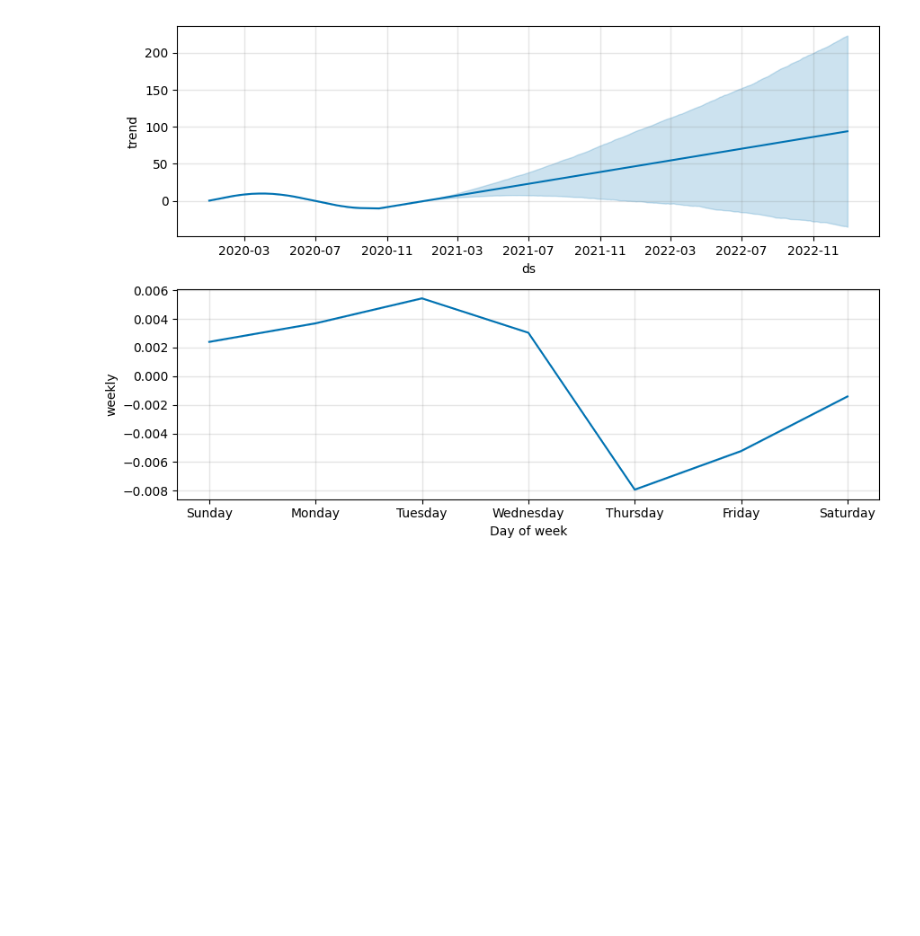
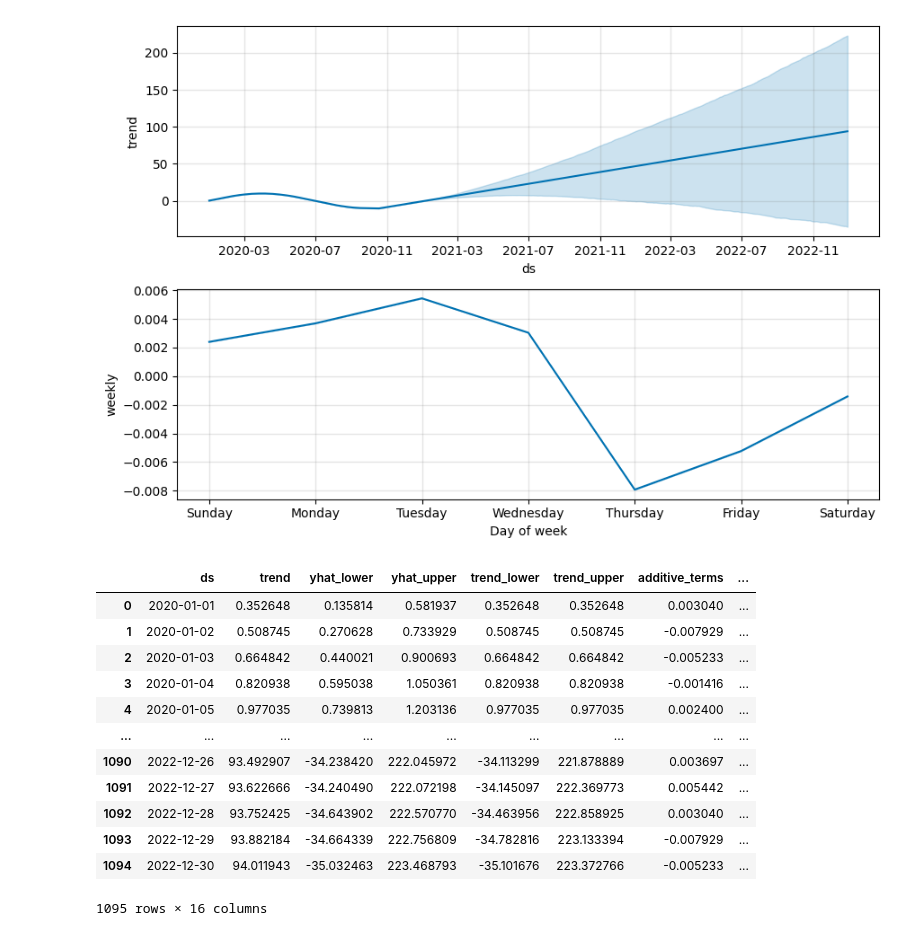
Before and after one commit to sindhura-nk/Artificial-Intelligence_2_1377, a Jupyter notebook: Facebook_Prophet_Model_for_TSA.ipynb, the cells around one changed output. Cells and saved outputs as stored; diff of their text form; code cells hidden in the pictures; blank space fills up the shorter version.

```diff
--- a/Facebook_Prophet_Model_for_TSA.ipynb
+++ b/Facebook_Prophet_Model_for_TSA.ipynb
@@ -108,3 +108,19 @@ INFO:cmdstanpy:Chain [1] start processing
 INFO:cmdstanpy:Chain [1] done processing
 [figure]
 [figure]
+# %%
+forecast
+# %% [output]
+|  | ds | trend | yhat_lower | yhat_upper | trend_lower | trend_upper | additive_terms | ... |
+| 0 | 2020-01-01 | 0.352648 | 0.135814 | 0.581937 | 0.352648 | 0.352648 | 0.003040 | ... |
+| 1 | 2020-01-02 | 0.508745 | 0.270628 | 0.733929 | 0.508745 | 0.508745 | -0.007929 | ... |
+| 2 | 2020-01-03 | 0.664842 | 0.440021 | 0.900693 | 0.664842 | 0.664842 | -0.005233 | ... |
+| 3 | 2020-01-04 | 0.820938 | 0.595038 | 1.050361 | 0.820938 | 0.820938 | -0.001416 | ... |
+| 4 | 2020-01-05 | 0.977035 | 0.739813 | 1.203136 | 0.977035 | 0.977035 | 0.002400 | ... |
+| ... | ... | ... | ... | ... | ... | ... | ... | ... |
+| 1090 | 2022-12-26 | 93.492907 | -34.238420 | 222.045972 | -34.113299 | 221.878889 | 0.003697 | ... |
+| 1091 | 2022-12-27 | 93.622666 | -34.240490 | 222.072198 | -34.145097 | 222.369773 | 0.005442 | ... |
+| 1092 | 2022-12-28 | 93.752425 | -34.643902 | 222.570770 | -34.463956 | 222.858925 | 0.003040 | ... |
+| 1093 | 2022-12-29 | 93.882184 | -34.664339 | 222.756809 | -34.782816 | 223.133394 | -0.007929 | ... |
+| 1094 | 2022-12-30 | 94.011943 | -35.032463 | 223.468793 | -35.101676 | 223.372766 | -0.005233 | ... |
+1095 rows × 16 columns
```
